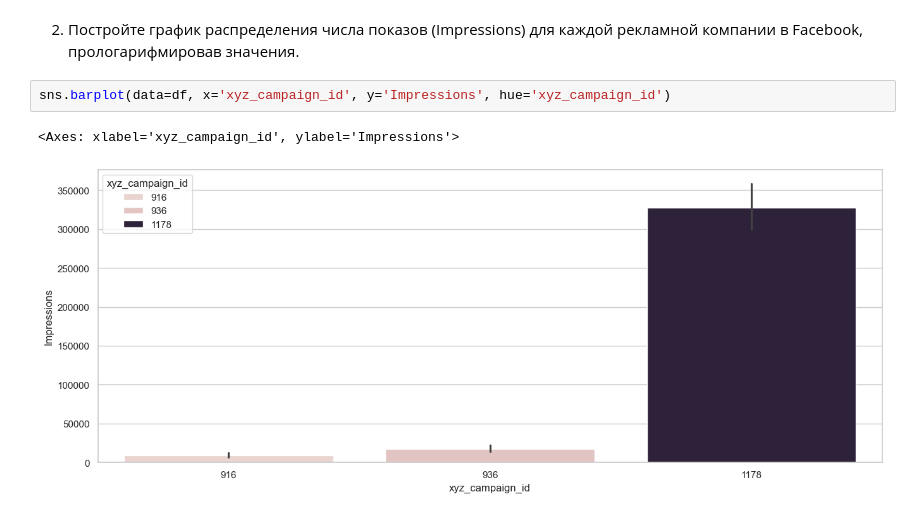
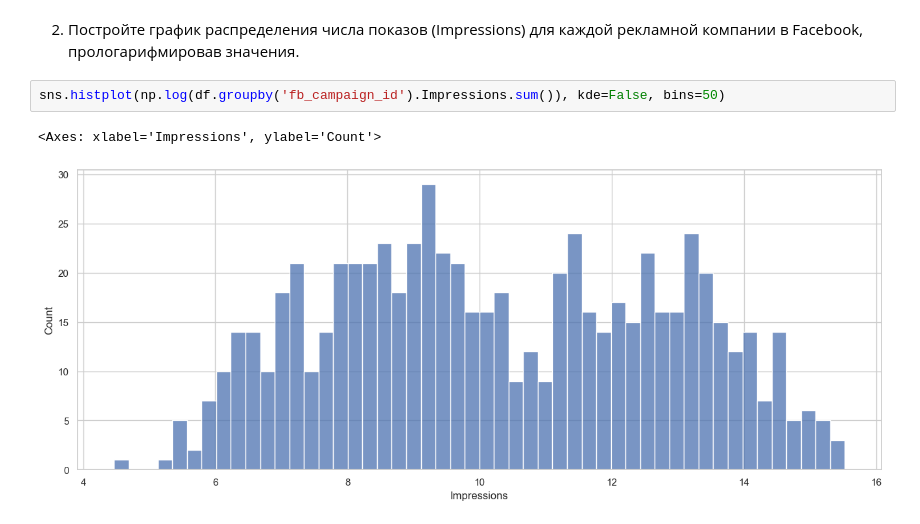
Before and after one commit to Praldmur/Simulation, a Jupyter notebook: 6_mod/2.ipynb, the cells around one changed output. Cells and saved outputs as stored; diff of their text form.

```diff
--- a/6_mod/2.ipynb
+++ b/6_mod/2.ipynb
@@ -93,8 +94,8 @@ df['xyz_campaign_id'].nunique()
 3
 # %% [markdown]
 2.	Постройте график распределения числа показов (Impressions) для каждой рекламной компании в Facebook, прологарифмировав значения.
-# %%
-sns.barplot(data=df, x='xyz_campaign_id', y='Impressions', hue='xyz_campaign_id')
-# %% [output]
-<Axes: xlabel='xyz_campaign_id', ylabel='Impressions'>
-[figure, removed]
+# %%
+sns.histplot(np.log(df.groupby('fb_campaign_id').Impressions.sum()), kde=False, bins=50)
+# %% [output]
+<Axes: xlabel='Impressions', ylabel='Count'>
+[figure, added]
```
Also changed, not shown: parts of 7 cells of this notebook.
